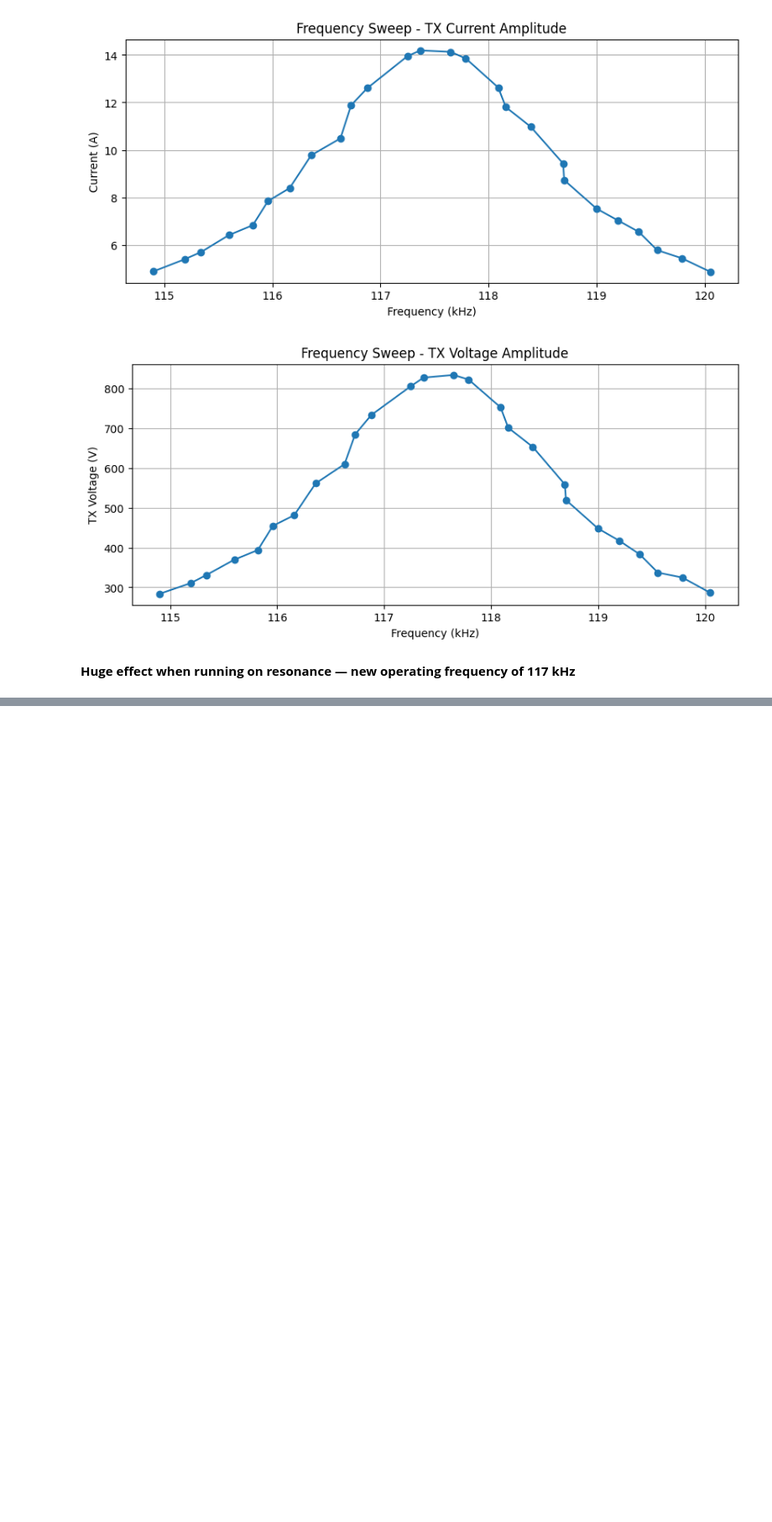
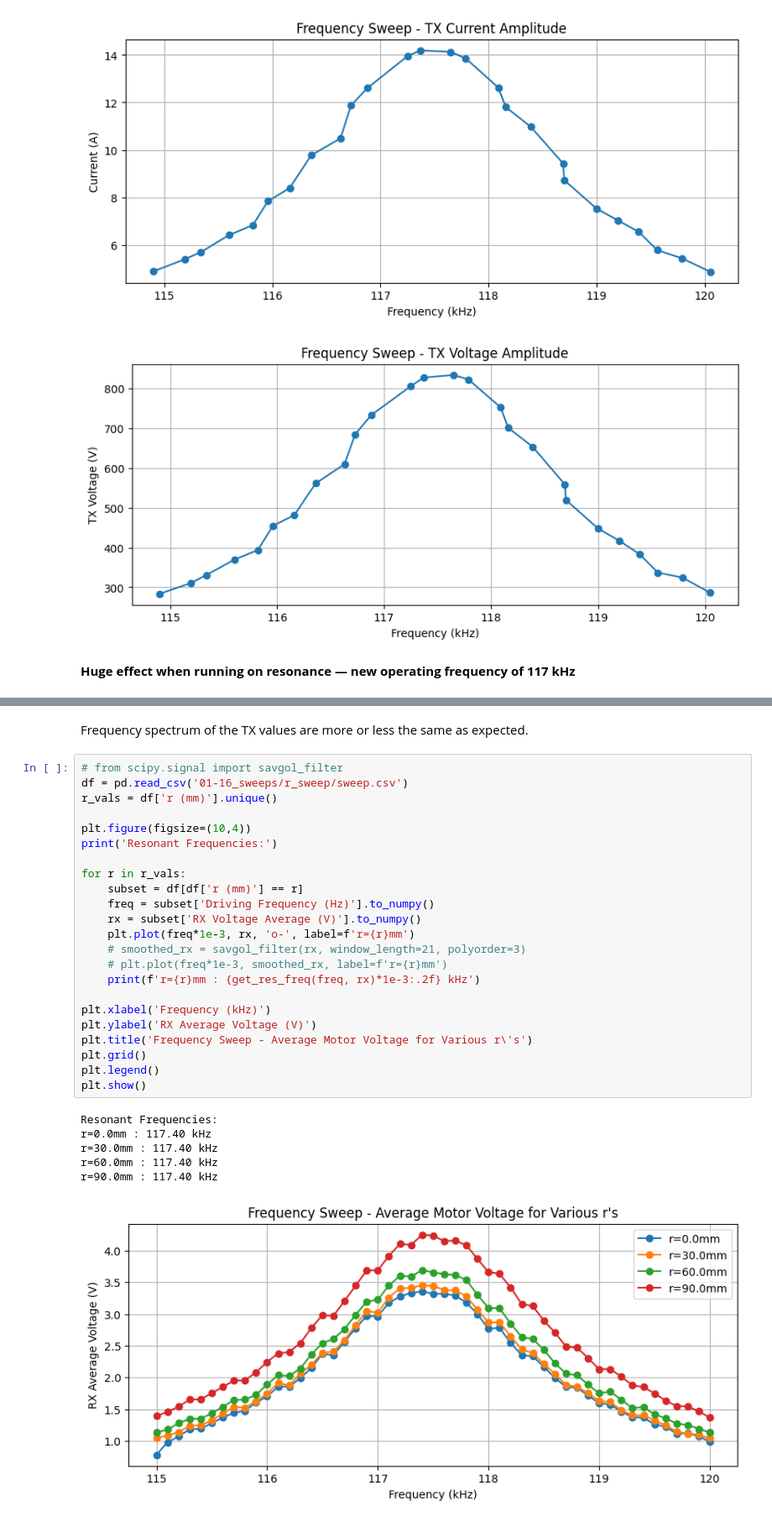
Before and after one commit to davisgtoth/Wireless-Drone-Data-Analysis, a Jupyter notebook: analysis.ipynb, the cells around one changed output, grey strips where cells are left out. Shown at 84% size. Drawn from its saved outputs; the diff is of its cells as text; blank space fills up the shorter version.

```diff
--- a/analysis.ipynb
+++ b/analysis.ipynb
@@ -1414,0 +1525,32 @@ plt.show()
+# %% [markdown]
+Frequency spectrum of the TX values are more or less the same as expected.
+# %%
+# from scipy.signal import savgol_filter
+df = pd.read_csv('01-16_sweeps/r_sweep/sweep.csv')
+r_vals = df['r (mm)'].unique()
+
+plt.figure(figsize=(10,4))
+print('Resonant Frequencies:')
+
+for r in r_vals:
+    subset = df[df['r (mm)'] == r]
+    freq = subset['Driving Frequency (Hz)'].to_numpy()
+    rx = subset['RX Voltage Average (V)'].to_numpy()
+    plt.plot(freq*1e-3, rx, 'o-', label=f'r={r}mm')
+    # smoothed_rx = savgol_filter(rx, window_length=21, polyorder=3)
+    # plt.plot(freq*1e-3, smoothed_rx, label=f'r={r}mm')
+    print(f'r={r}mm : {get_res_freq(freq, rx)*1e-3:.2f} kHz')
+
+plt.xlabel('Frequency (kHz)')
+plt.ylabel('RX Average Voltage (V)')
+plt.title('Frequency Sweep - Average Motor Voltage for Various r\'s')
+plt.grid()
+plt.legend()
+plt.show()
+# %% [output]
+Resonant Frequencies:
+r=0.0mm : 117.40 kHz
+r=30.0mm : 117.40 kHz
+r=60.0mm : 117.40 kHz
+r=90.0mm : 117.40 kHz
+[figure, added]
```
Also changed, not shown: parts of 17 cells of this notebook, 6 other files.
